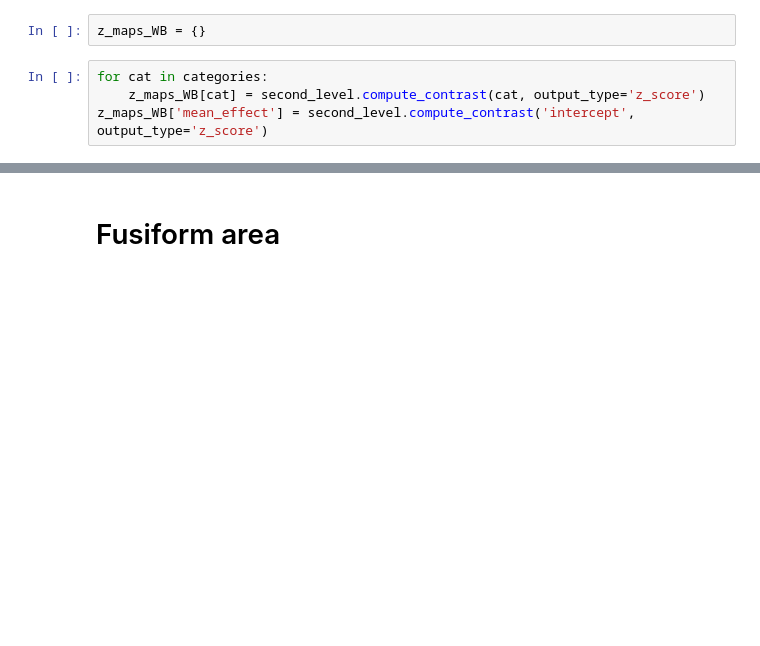
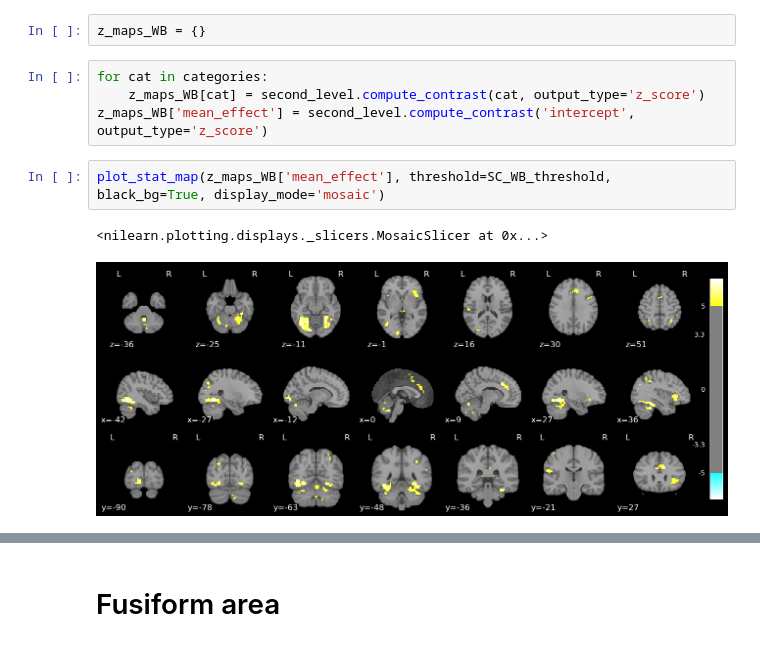
Before and after one commit to hugofluhr/learning-habits-analysis, a Jupyter notebook: results_notebooks/second_lvl_stim_type.ipynb, the cells around one changed output, grey strips where cells are left out. Drawn from its saved outputs; the diff is of its cells as text; blank space fills up the shorter version.

```diff
--- a/results_notebooks/second_lvl_stim_type.ipynb
+++ b/results_notebooks/second_lvl_stim_type.ipynb
@@ -190,3 +185,8 @@ z_maps_WB = {}
 for cat in categories:
     z_maps_WB[cat] = second_level.compute_contrast(cat, output_type='z_score')
 z_maps_WB['mean_effect'] = second_level.compute_contrast('intercept', output_type='z_score')
+# %%
+plot_stat_map(z_maps_WB['mean_effect'], threshold=SC_WB_threshold, black_bg=True, display_mode='mosaic')
+# %% [output]
+<nilearn.plotting.displays._slicers.MosaicSlicer at 0x...>
+[figure, added]
```
Also changed, not shown: parts of 21 cells of this notebook, 1 other file.
